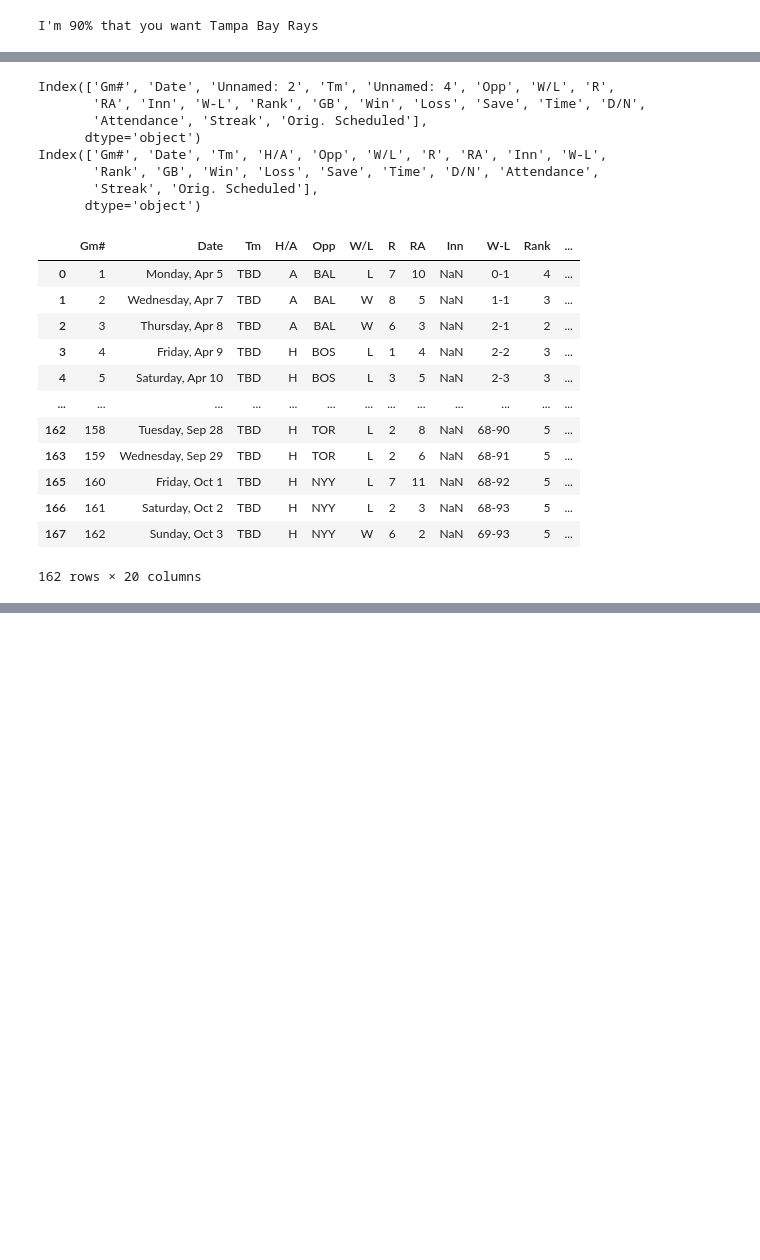
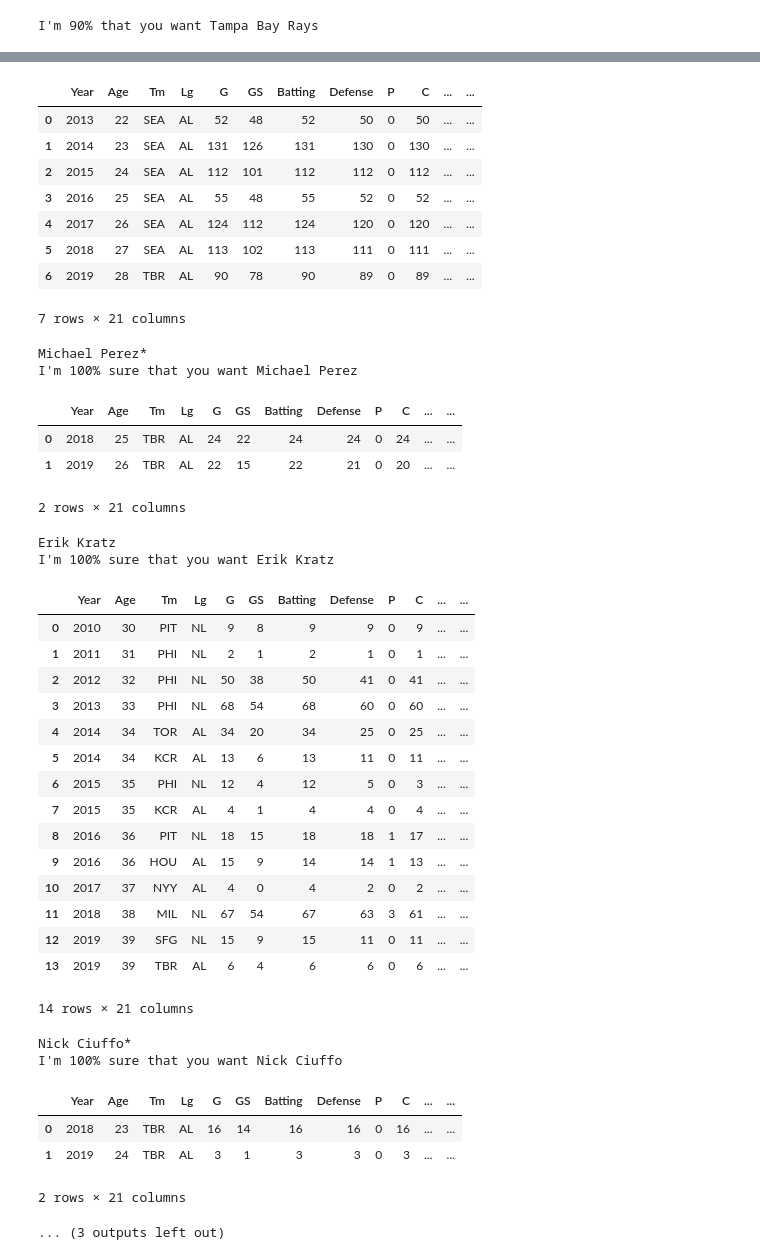
Before and after one commit to double-dose-larry/sportsref, a Jupyter notebook: test_teamseason.ipynb, the cells around one changed output, grey strips where cells are left out. Cells and saved outputs as stored; diff of their text form; code cells hidden in the pictures; blank space fills up the shorter version.

Commit message:
adds season function to franchise

```diff
--- a/test_teamseason.ipynb
+++ b/test_teamseason.ipynb
@@ -6,4 +6,4 @@ rays = Franchise("Rays")
 # %% [output]
 I'm 90% that you want Tampa Bay Rays
 # %%
-rays1999 = TeamSeason(rays, 1999)
+rays1999 = rays.season(2019)
@@ -19,24 +99,5 @@ for tbl in valid_table_types:
-# %%
-rays1999.schedule_results()
-# %% [output]
-Index(['Gm#', 'Date', 'Unnamed: 2', 'Tm', 'Unnamed: 4', 'Opp', 'W/L', 'R',
-       'RA', 'Inn', 'W-L', 'Rank', 'GB', 'Win', 'Loss', 'Save', 'Time', 'D/N',
-       'Attendance', 'Streak', 'Orig. Scheduled'],
-      dtype='object')
-Index(['Gm#', 'Date', 'Tm', 'H/A', 'Opp', 'W/L', 'R', 'RA', 'Inn', 'W-L',
-       'Rank', 'GB', 'Win', 'Loss', 'Save', 'Time', 'D/N', 'Attendance',
-       'Streak', 'Orig. Scheduled'],
-      dtype='object')
-|  | Gm# | Date | Tm | H/A | Opp | W/L | R | RA | Inn | W-L | Rank | ... |
-| 0 | 1 | Monday, Apr 5 | TBD | A | BAL | L | 7 | 10 | NaN | 0-1 | 4 | ... |
-| 1 | 2 | Wednesday, Apr 7 | TBD | A | BAL | W | 8 | 5 | NaN | 1-1 | 3 | ... |
-| 2 | 3 | Thursday, Apr 8 | TBD | A | BAL | W | 6 | 3 | NaN | 2-1 | 2 | ... |
-| 3 | 4 | Friday, Apr 9 | TBD | H | BOS | L | 1 | 4 | NaN | 2-2 | 3 | ... |
-| 4 | 5 | Saturday, Apr 10 | TBD | H | BOS | L | 3 | 5 | NaN | 2-3 | 3 | ... |
-| ... | ... | ... | ... | ... | ... | ... | ... | ... | ... | ... | ... | ... |
-| 162 | 158 | Tuesday, Sep 28 | TBD | H | TOR | L | 2 | 8 | NaN | 68-90 | 5 | ... |
-| 163 | 159 | Wednesday, Sep 29 | TBD | H | TOR | L | 2 | 6 | NaN | 68-91 | 5 | ... |
-| 165 | 160 | Friday, Oct 1 | TBD | H | NYY | L | 7 | 11 | NaN | 68-92 | 5 | ... |
-| 166 | 161 | Saturday, Oct 2 | TBD | H | NYY | L | 2 | 3 | NaN | 68-93 | 5 | ... |
-| 167 | 162 | Sunday, Oct 3 | TBD | H | NYY | W | 6 | 2 | NaN | 69-93 | 5 | ... |
-162 rows × 20 columns
+# %%
+for c in rays1999.stats().query("Pos == 'C'")["Name"]:
+    print (c)
+    display(Player(c).overview())
+# %% [output]
@@ -42,0 +106,40 @@ Index(['Gm#', 'Date', 'Tm', 'H/A', 'Opp', 'W/L', 'R', 'RA', 'Inn', 'W-L',
+|  | Year | Age | Tm | Lg | G | GS | Batting | Defense | P | C | ... | ... |
+| 0 | 2013 | 22 | SEA | AL | 52 | 48 | 52 | 50 | 0 | 50 | ... | ... |
+| 1 | 2014 | 23 | SEA | AL | 131 | 126 | 131 | 130 | 0 | 130 | ... | ... |
+| 2 | 2015 | 24 | SEA | AL | 112 | 101 | 112 | 112 | 0 | 112 | ... | ... |
+| 3 | 2016 | 25 | SEA | AL | 55 | 48 | 55 | 52 | 0 | 52 | ... | ... |
+| 4 | 2017 | 26 | SEA | AL | 124 | 112 | 124 | 120 | 0 | 120 | ... | ... |
+| 5 | 2018 | 27 | SEA | AL | 113 | 102 | 113 | 111 | 0 | 111 | ... | ... |
+| 6 | 2019 | 28 | TBR | AL | 90 | 78 | 90 | 89 | 0 | 89 | ... | ... |
+7 rows × 21 columns
+Michael Perez*
+I'm 100% sure that you want Michael Perez
+|  | Year | Age | Tm | Lg | G | GS | Batting | Defense | P | C | ... | ... |
+| 0 | 2018 | 25 | TBR | AL | 24 | 22 | 24 | 24 | 0 | 24 | ... | ... |
+| 1 | 2019 | 26 | TBR | AL | 22 | 15 | 22 | 21 | 0 | 20 | ... | ... |
+2 rows × 21 columns
+Erik Kratz
+I'm 100% sure that you want Erik Kratz
+|  | Year | Age | Tm | Lg | G | GS | Batting | Defense | P | C | ... | ... |
+| 0 | 2010 | 30 | PIT | NL | 9 | 8 | 9 | 9 | 0 | 9 | ... | ... |
+| 1 | 2011 | 31 | PHI | NL | 2 | 1 | 2 | 1 | 0 | 1 | ... | ... |
+| 2 | 2012 | 32 | PHI | NL | 50 | 38 | 50 | 41 | 0 | 41 | ... | ... |
+| 3 | 2013 | 33 | PHI | NL | 68 | 54 | 68 | 60 | 0 | 60 | ... | ... |
+| 4 | 2014 | 34 | TOR | AL | 34 | 20 | 34 | 25 | 0 | 25 | ... | ... |
+| 5 | 2014 | 34 | KCR | AL | 13 | 6 | 13 | 11 | 0 | 11 | ... | ... |
+| 6 | 2015 | 35 | PHI | NL | 12 | 4 | 12 | 5 | 0 | 3 | ... | ... |
+| 7 | 2015 | 35 | KCR | AL | 4 | 1 | 4 | 4 | 0 | 4 | ... | ... |
+| 8 | 2016 | 36 | PIT | NL | 18 | 15 | 18 | 18 | 1 | 17 | ... | ... |
+| 9 | 2016 | 36 | HOU | AL | 15 | 9 | 14 | 14 | 1 | 13 | ... | ... |
+| 10 | 2017 | 37 | NYY | AL | 4 | 0 | 4 | 2 | 0 | 2 | ... | ... |
+| 11 | 2018 | 38 | MIL | NL | 67 | 54 | 67 | 63 | 3 | 61 | ... | ... |
+| 12 | 2019 | 39 | SFG | NL | 15 | 9 | 15 | 11 | 0 | 11 | ... | ... |
+| 13 | 2019 | 39 | TBR | AL | 6 | 4 | 6 | 6 | 0 | 6 | ... | ... |
+14 rows × 21 columns
+Nick Ciuffo*
+I'm 100% sure that you want Nick Ciuffo
+|  | Year | Age | Tm | Lg | G | GS | Batting | Defense | P | C | ... | ... |
+| 0 | 2018 | 23 | TBR | AL | 16 | 14 | 16 | 16 | 0 | 16 | ... | ... |
+| 1 | 2019 | 24 | TBR | AL | 3 | 1 | 3 | 3 | 0 | 3 | ... | ... |
+2 rows × 21 columns
+... (3 outputs left out)
```
Also changed, not shown: parts of 11 cells of this notebook, 3 other files.
